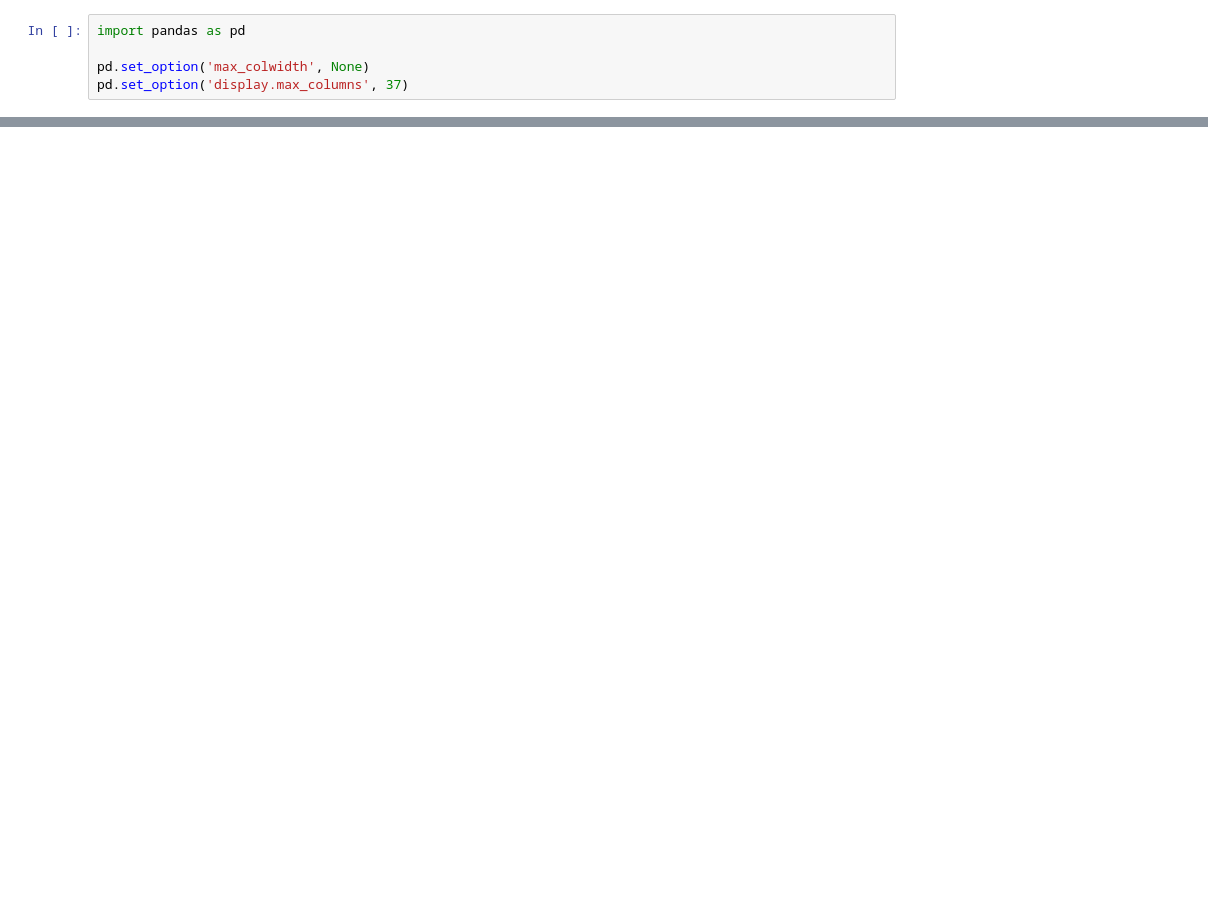
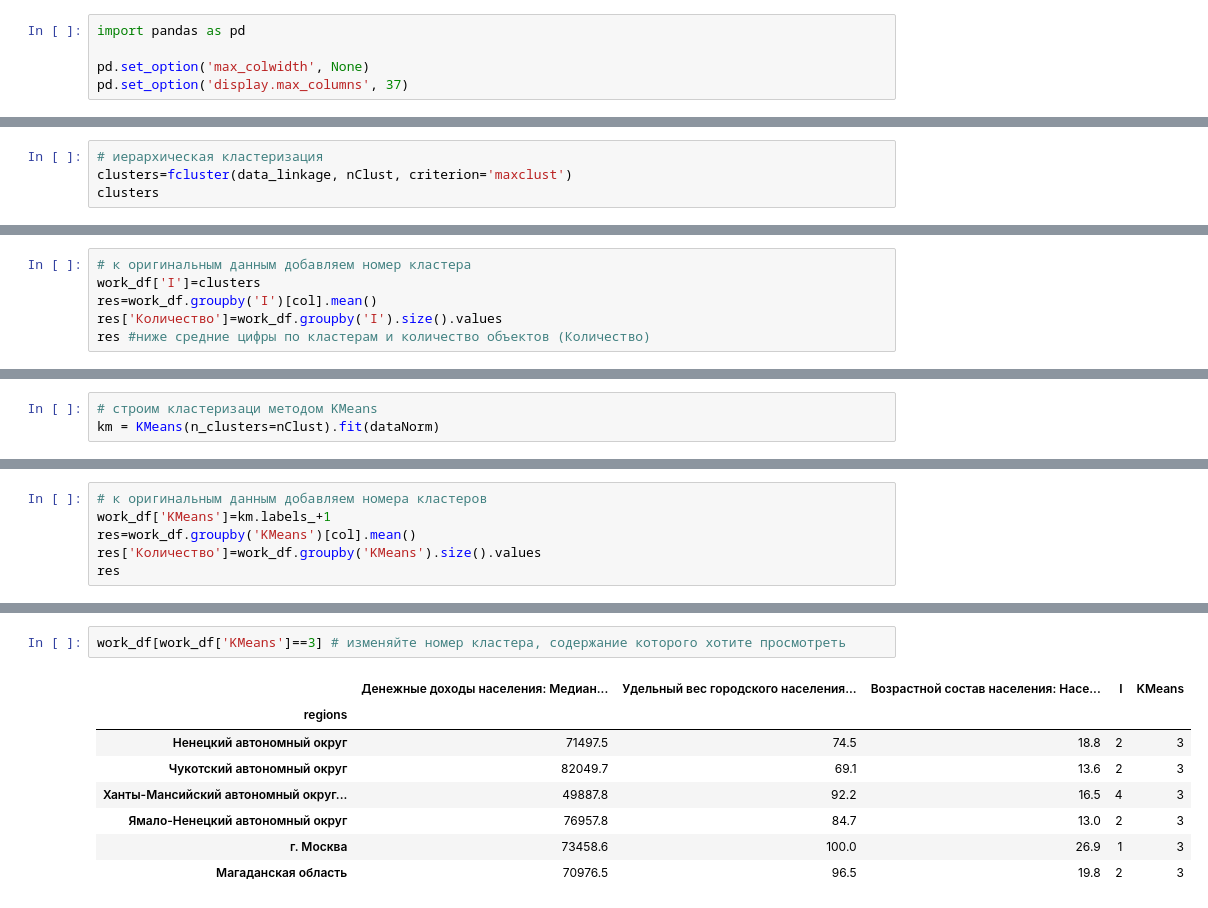
Before and after one commit to Magistrat/ml_regions_economics, a Jupyter notebook: clusters.ipynb, the cells around one changed output, grey strips where cells are left out. Drawn from its saved outputs; the diff is of its cells as text; blank space fills up the shorter version.

```diff
--- a/clusters.ipynb
+++ b/clusters.ipynb
@@ -28,0 +170,4 @@ plt.show()
+# %%
+# иерархическая кластеризация
+clusters=fcluster(data_linkage, nClust, criterion='maxclust')
+clusters
@@ -28,0 +191,6 @@ plt.show()
+# %%
+# к оригинальным данным добавляем номер кластера
+work_df['I']=clusters
+res=work_df.groupby('I')[col].mean()
+res['Количество']=work_df.groupby('I').size().values
+res #ниже средние цифры по кластерам и количество объектов (Количество)
@@ -28,0 +211,3 @@ plt.show()
+# %%
+# строим кластеризаци методом KMeans
+km = KMeans(n_clusters=nClust).fit(dataNorm)
@@ -28,0 +237,6 @@ plt.show()
+# %%
+# к оригинальным данным добавляем номера кластеров
+work_df['KMeans']=km.labels_+1
+res=work_df.groupby('KMeans')[col].mean()
+res['Количество']=work_df.groupby('KMeans').size().values
+res
@@ -28,0 +250,11 @@ plt.show()
+# %%
+work_df[work_df['KMeans']==3] # изменяйте номер кластера, содержание которого хотите просмотреть
+# %% [output]
+|  | Денежные доходы населения: Медиан... | Удельный вес городского населения... | Возрастной состав населения: Насе... | I | KMeans |
+| regions |  |  |  |  |  |
+| Ненецкий автономный округ | 71497.5 | 74.5 | 18.8 | 2 | 3 |
+| Чукотский автономный округ | 82049.7 | 69.1 | 13.6 | 2 | 3 |
+| Ханты-Мансийский автономный округ... | 49887.8 | 92.2 | 16.5 | 4 | 3 |
+| Ямало-Ненецкий автономный округ | 76957.8 | 84.7 | 13.0 | 2 | 3 |
+| г. Москва | 73458.6 | 100.0 | 26.9 | 1 | 3 |
+| Магаданская область | 70976.5 | 96.5 | 19.8 | 2 | 3 |
```
Also changed, not shown: parts of 28 cells of this notebook, 1 other file.
